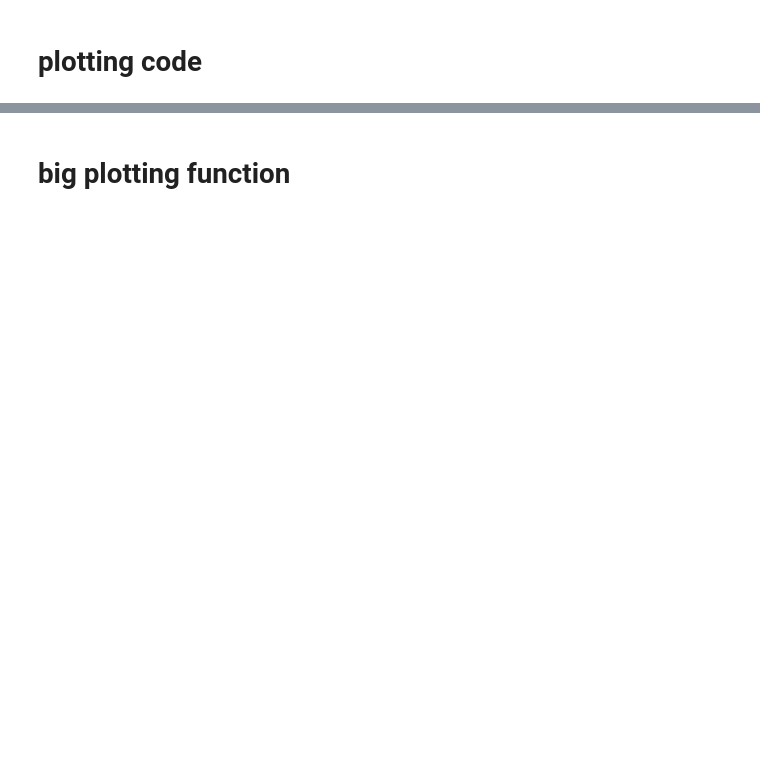
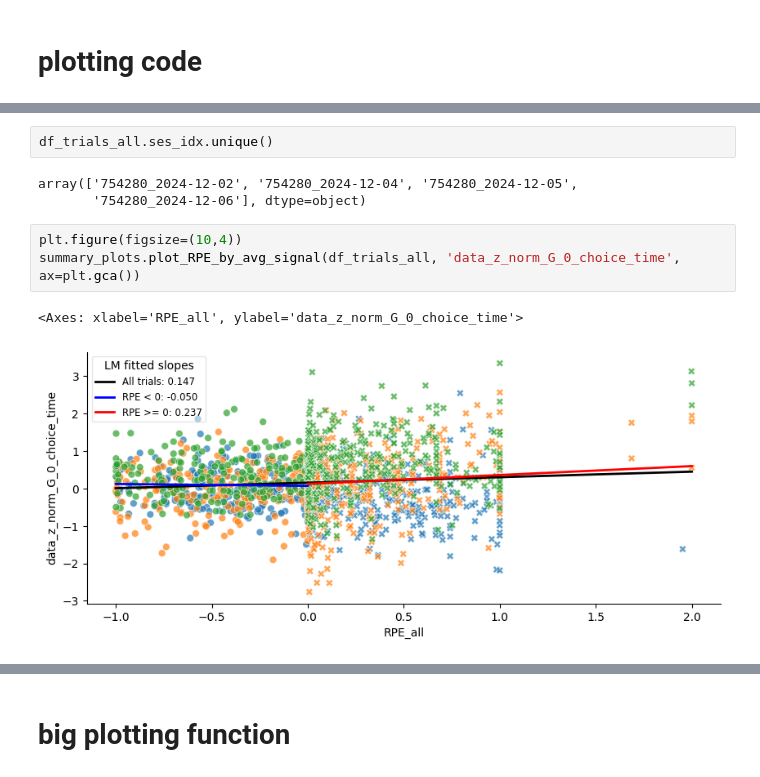
Before and after one commit to rachelstephlee/rachel-grouped-aind-analysis-wrapper, a Jupyter notebook: code/analysis_wrapper/test.ipynb, the cells around one changed output, grey strips where cells are left out. Saved outputs shown, nothing was run; the diff lists cells and outputs as text; blank space fills up the shorter version.

```diff
--- a/code/analysis_wrapper/test.ipynb
+++ b/code/analysis_wrapper/test.ipynb
@@ -275,0 +353,11 @@ NameError: name 'analysis_specification' is not defined
+# %%
+df_trials_all.ses_idx.unique()
+# %% [output]
+array(['754280_2024-12-02', '754280_2024-12-04', '754280_2024-12-05',
+       '754280_2024-12-06'], dtype=object)
+# %%
+plt.figure(figsize=(10,4))
+summary_plots.plot_RPE_by_avg_signal(df_trials_all, 'data_z_norm_G_0_choice_time', ax=plt.gca())
+# %% [output]
+<Axes: xlabel='RPE_all', ylabel='data_z_norm_G_0_choice_time'>
+[figure, added]
```
Also changed, not shown: parts of 32 cells of this notebook, 5 other files.
